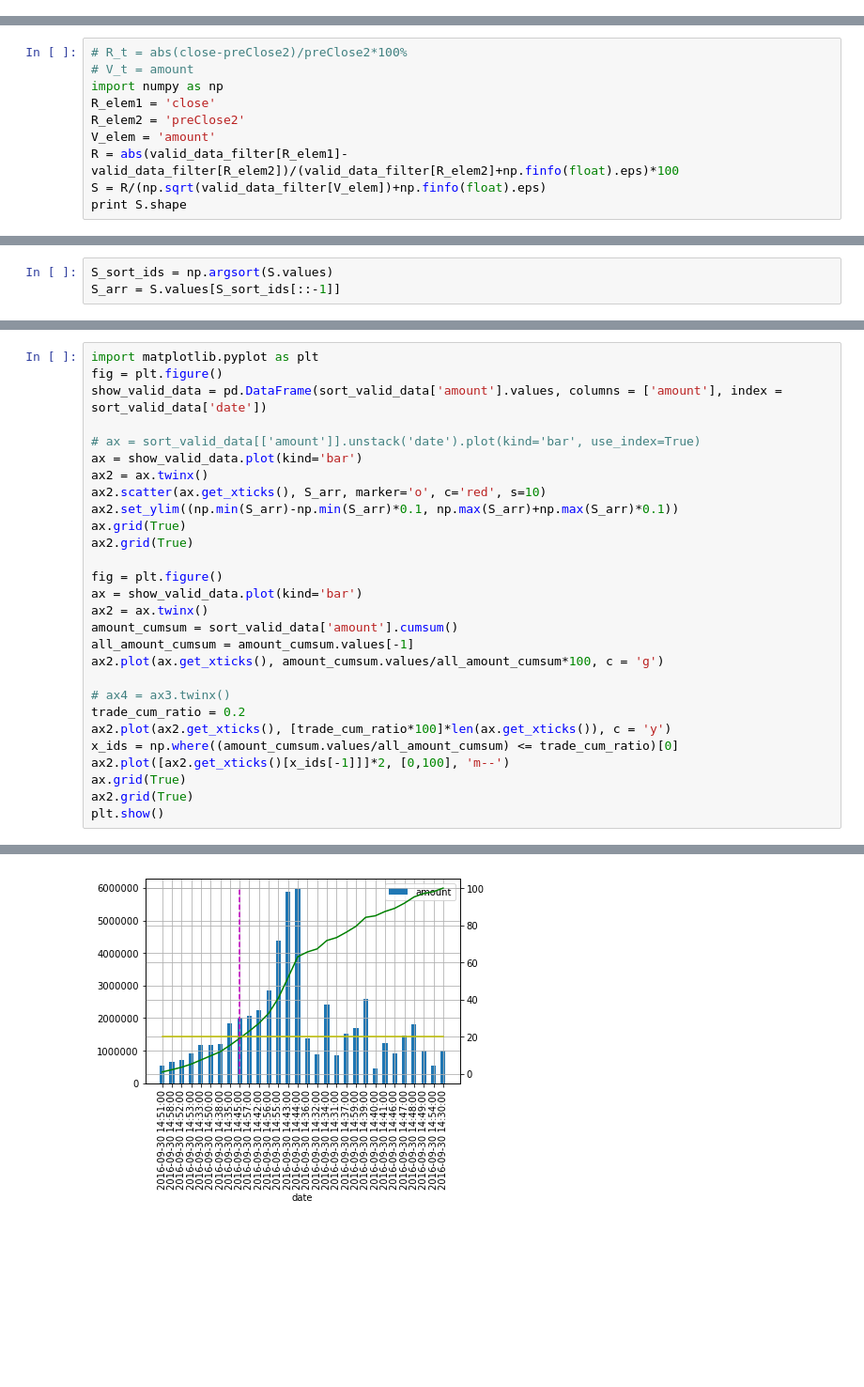
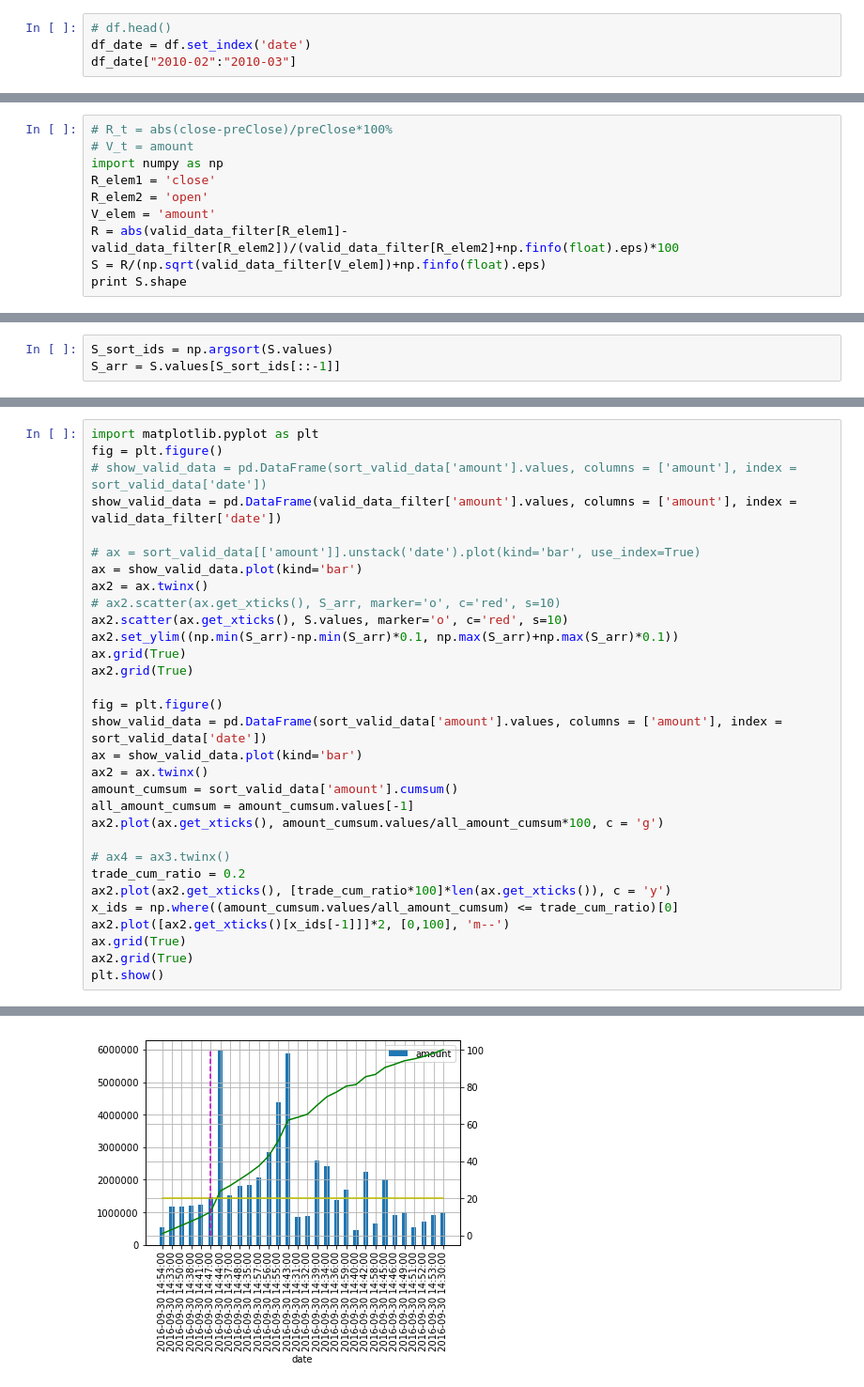
Before and after one commit to xiaotiancd/algorithmTrading, a Jupyter notebook: proj_1-SmartMoney/Proj_1.ipynb, the cells around one changed output, grey strips where cells are left out. Shown: that part at 94% size. Saved outputs shown, nothing was run; the diff lists cells and outputs as text; blank space fills up the shorter version.

```diff
--- a/proj_1-SmartMoney/Proj_1.ipynb
+++ b/proj_1-SmartMoney/Proj_1.ipynb
@@ -16,0 +8,4 @@ df.head()
+# %%
+# df.head()
+df_date = df.set_index('date')
+df_date["2010-02":"2010-03"]
@@ -77,9 +74,9 @@ there is not nan data.
 # %%
-# R_t = abs(close-preClose2)/preClose2*100%
+# R_t = abs(close-preClose)/preClose*100%
 # V_t = amount
 import numpy as np
 R_elem1 = 'close'
-R_elem2 = 'preClose2'
+R_elem2 = 'open'
 V_elem = 'amount'
 R = abs(valid_data_filter[R_elem1]-valid_data_filter[R_elem2])/(valid_data_filter[R_elem2]+np.finfo(float).eps)*100
 S = R/(np.sqrt(valid_data_filter[V_elem])+np.finfo(float).eps)
@@ -132,17 +128,20 @@ Name: amount, dtype: float64
 # %%
 import matplotlib.pyplot as plt
 fig = plt.figure()
-show_valid_data = pd.DataFrame(sort_valid_data['amount'].values, columns = ['amount'], index = sort_valid_data['date'])
+# show_valid_data = pd.DataFrame(sort_valid_data['amount'].values, columns = ['amount'], index = sort_valid_data['date'])
+show_valid_data = pd.DataFrame(valid_data_filter['amount'].values, columns = ['amount'], index = valid_data_filter['date'])
 
 # ax = sort_valid_data[['amount']].unstack('date').plot(kind='bar', use_index=True)
 ax = show_valid_data.plot(kind='bar')
 ax2 = ax.twinx()
-ax2.scatter(ax.get_xticks(), S_arr, marker='o', c='red', s=10)
+# ax2.scatter(ax.get_xticks(), S_arr, marker='o', c='red', s=10)
+ax2.scatter(ax.get_xticks(), S.values, marker='o', c='red', s=10)
 ax2.set_ylim((np.min(S_arr)-np.min(S_arr)*0.1, np.max(S_arr)+np.max(S_arr)*0.1))
 ax.grid(True)
 ax2.grid(True)
 
 fig = plt.figure()
+show_valid_data = pd.DataFrame(sort_valid_data['amount'].values, columns = ['amount'], index = sort_valid_data['date'])
 ax = show_valid_data.plot(kind='bar')
 ax2 = ax.twinx()
 amount_cumsum = sort_valid_data['amount'].cumsum()
@@ -163,5 +162,5 @@ plt.show()
 <matplotlib.figure.Figure at 0x...>
-[figure, old version]
+[figure, new version]
 # %%
 #成交量的累积占比
 trade_cum_ratio = 0.2
```
Also changed, not shown: parts of 8 cells of this notebook, 4 other files.
